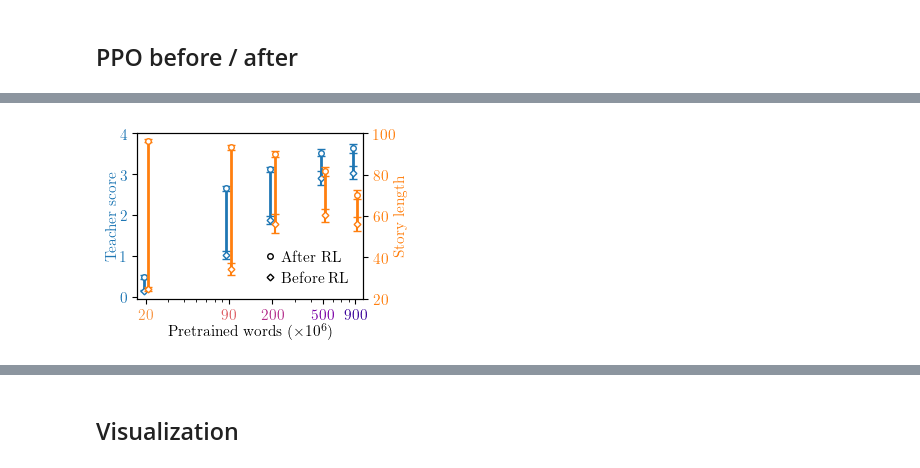
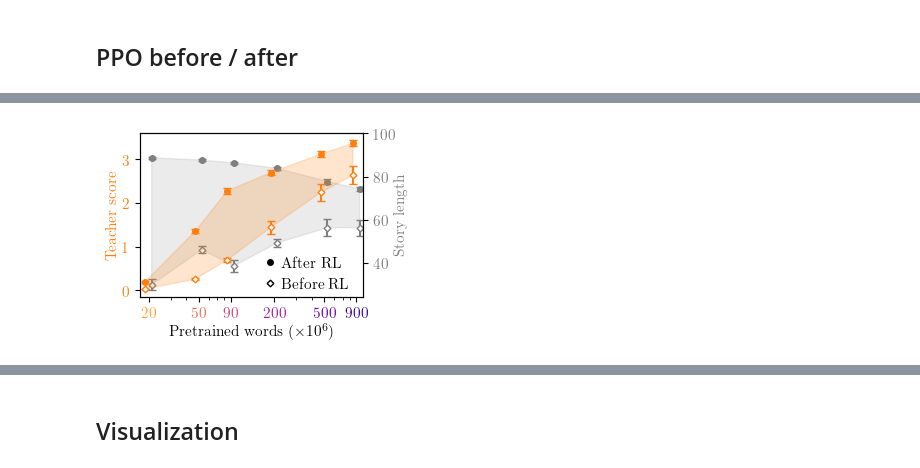
Before and after one commit to malihamza/babylm-interactive-learning, a Jupyter notebook: eval.ipynb, the cells around one changed output, grey strips where cells are left out. Cells and saved outputs as stored; diff of their text form; code cells hidden in the pictures.

```diff
--- a/eval.ipynb
+++ b/eval.ipynb
@@ -285,10 +298,10 @@ Sample batch stats:
 top_stories = df_generated.sort_values(
     ['teacher_and_length_reward','score_sum', ],
     ascending=[False, False]
-).head(10)
+).head(5)
 
 for idx, row in top_stories.iterrows():
-    print(f"Score: {row['score_sum']} | Reward: {row['teacher_and_length_reward']:.2f} | Story Length: {row['story_length']} | Model: {row['revision_number']} M")
+    print(f"Score: {row['score_sum']} | Reward: {row['teacher_and_length_reward']:.2f} | Story Length: {row['story_length']} | Interaction: {idx} |Model: {row['revision_number']} M")
     print(row['student_output'])
     print('-' * 80)
 
@@ -326,12 +405,15 @@ Score: 8.0 | Reward: 0.84 | Story Length: 73 | Model: 500 M
 # Define PPO model colors
 import matplotlib.pyplot as plt
 cmap = plt.get_cmap('plasma_r')
-revision_numbers = sorted(
-    batch_stats_dict.keys(),
-    key=lambda x: int(str(x).replace('M',''))
-)
+revision_numbers = sorted(batch_stats_dict.keys(), key=lambda r: int(str(r).replace('M', '')))
 N = len(revision_numbers)
 # colors = [cmap(i) for i in range(N)] #  for discrete colormaps
 ppo_colors = [cmap( (i + 1.5) / (N - 1 + 2)) for i in range(N)] # for continuous colormaps
+
+# color: array-like (r, g, b), each in [0, 1]
+def blend_with_white(color, amount=0.5):
+    # amount: 0 = original color, 1 = pure white
+    color = np.array(color[:3])
+    return tuple((1 - amount) * color + amount * 1.0)
 # %% [markdown]
 ## Teacher score by category
@@ -503,6 +632,7 @@ Bend happens due to KL divergence kicking in
 import numpy as np
 import matplotlib.pyplot as plt
 import matplotlib.lines as mlines
+import matplotlib.colors as mcolors
 
 def average_edge(arr, n=10):
     arr = np.asarray(arr)
@@ -518,7 +648,7 @@ revision_numbers = sorted(
     key=lambda x: int(str(x).replace('M',''))
 )
 x_vals = np.array([float(str(r).replace('M','')) for r in revision_numbers])
-offset = 0.08 * x_vals
+offset = 0.12 * x_vals
 
 # Collect means and stds for start/end (teacher, len)
 n_avg = 10  # number of batches for averaging
@@ -542,44 +672,74 @@ for rev in revision_numbers:
     len_start_stds.append(len_start_std)
     len_end_stds.append(len_end_std)
 
-figsize=set_size(ncols=1, aspect_ratio=0.7)
+
+fraction = 1.0
+figsize=set_size(ncols=1, fraction=fraction, aspect_ratio=0.7)
 fig, ax1 = plt.subplots(figsize=figsize)
-color1 = "tab:blue"
-color2 = "tab:orange"
+color1 = "tab:orange"
+color2 = "tab:gray"
+color1_pale = blend_with_white(mcolors.to_rgb(color1), amount=0.8)
+color2_pale = blend_with_white(mcolors.to_rgb(color2), amount=0.8)
 
 x_teacher = x_vals - offset/2
 x_student = x_vals + offset/2
 
-# Teacher (left, blue)
+# Teacher (left)
 for xi, y0, std0, y1, std1 in zip(x_teacher, score_start_means, score_start_stds, score_end_means, score_end_stds):
-    ax1.plot([xi, xi], [y0, y1], color=color1, lw=2, alpha=1)
+    #ax1.plot([xi, xi], [y0, y1], color=color1, lw=2, alpha=1)
     ax1.errorbar(xi, y0, yerr=std0, fmt='D', mfc='White', mec=color1, mew=1, color=color1, capsize=3, ms=0.85*markersize, zorder=3)
-    ax1.errorbar(xi, y1, yerr=std1, fmt='o', mfc='white', mec=color1, mew=1, color=color1, capsize=3, ms=markersize, zorder=4)
+    ax1.errorbar(xi, y1, yerr=std1, fmt='o', mfc=color1, mec=color1, mew=1, color=color1, capsize=3, ms=markersize, zorder=4)
 
-ax1.set_ylabel("Teacher score", color=color1, labelpad=0)
+x_band = np.concatenate([x_teacher, x_teacher[::-1]])
+y_band = np.concatenate([score_start_means, score_end_means[::-1]])
+
+ax1.fill(
+    x_band,
+    y_band,
+    color=color1,
+    alpha=0.2,
+    zorder=0,
+    linestyle='-'
+)
+
+ax1.set_ylabel("Teacher score", color=color1, labelpad=2)
 ax1.tick_params(axis='y', labelcolor=color1)
 ax1.set_xscale('log')
-ax1.set_xlabel(r"Pretrained words ($\times 10^6$)", labelpad=0.5)
+ax1.set_xlabel(r"Pretrained words ($\times 10^6$)", labelpad=2)
 ax1.set_xticks(x_vals)
 ax1.set_xticklabels(revision_numbers)
 for ticklabel, color in zip(ax1.get_xticklabels(), ppo_colors):
     ticklabel.set_color(color)
 ax1.set_xlim(left=17)
-ax1.set_ylim(top=4)
+ax1.set_ylim(top=3.6)
 
-# Student length (right, orange)
+# Student length (right)
 ax2 = ax1.twinx()
+ax1.set_zorder(ax2.get_zorder()+1)
+ax1.patch.set_visible(False)
 for xi, y0, std0, y1, std1 in zip(x_student, len_start_means, len_start_stds, len_end_means, len_end_stds):
-    ax2.plot([xi, xi], [y0, y1], color=color2, lw=2, alpha=1)
-    ax2.errorbar(xi, y0, yerr=std0, fmt='D', mfc='White', mec=color2, mew=1, color=color2, capsize=3, ms=0.85*markersize, zorder=3)
-    ax2.errorbar(xi, y1, yerr=std1, fmt='o', mfc='White', mec=color2, mew=1, color=color2, capsize=3, ms=markersize, zorder=4)
+    #ax2.plot([xi, xi], [y0, y1], color=color2, lw=2, alpha=1)
+    ax2.errorbar(xi, y0, yerr=std0, fmt='D', mfc='White', mec=color2, mew=1, color=color2, capsize=3, ms=0.85*markersize, zorder=1)
+    ax2.errorbar(xi, y1, yerr=std1, fmt='o', mfc=color2, mec=color2, mew=1, color=color2, capsize=3, ms=markersize, zorder=1)
+
+x_band2 = np.concatenate([x_student, x_student[::-1]])
+y_band2 = np.concatenate([len_start_means, len_end_means[::-1]])
+
+ax2.fill(
+    x_band2,
+    y_band2,
+    color=color2,
+    alpha=0.15,
+    zorder=0,
+    linestyle='-'
+)
 
 ax2.set_ylabel("Story length", color=color2, labelpad=-1.5)
 ax2.tick_params(axis='y', labelcolor=color2)
 ax2.set_ylim(top=100)
 
 start_handle = mlines.Line2D([], [], color='black', marker='D', mfc='White', linestyle='None', ms=0.85*markersize, label='Start')
-finish_handle = mlines.Line2D([], [], color='black', marker='o', mfc='White', linestyle='None', ms=markersize, label='Finish')
+finish_handle = mlines.Line2D([], [], color='black', marker='o', mfc='black', linestyle='None', ms=markersize, label='Finish')
 
 ax1.legend(
     [finish_handle, start_handle],
@@ -587,13 +747,14 @@ ax1.legend(
     loc='lower right',
     frameon=False,
     handletextpad=0.5,
-    handlelength=0.5
+    handlelength=0.5,
+    bbox_to_anchor=(1, -0.05),
 )
 
 print(f"Start/end values (mean ± std over {n_avg} batches)")
 plt.tight_layout(pad=0)
-plt.savefig("figs/PPO_start_finish.pdf")
-check_pdf_size("figs/PPO_start_finish.pdf", figsize, fraction)
+#plt.savefig("figs/PPO_start_finish.pdf")
+#check_pdf_size("figs/default_tokenizer/PPO_start_finish.pdf", figsize, fraction)
 plt.show()
 # %% [output]
 Start/end values (mean ± std over 10 batches)
@@ -606 +761 @@ Start/end values (mean ± std over 10 batches)
-[figure, old version]
+[figure, new version]
```
Also changed, not shown: parts of 45 cells of this notebook.
